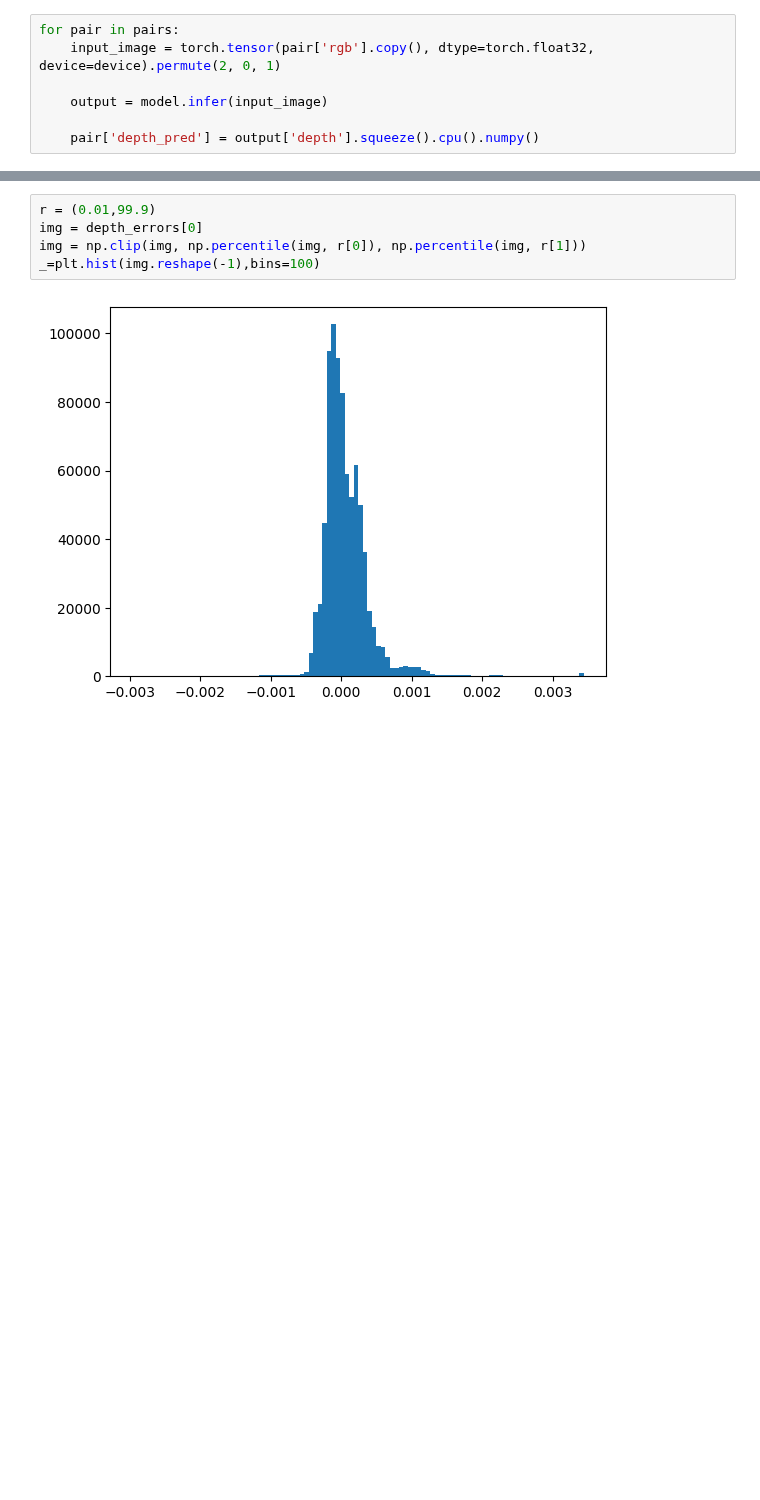
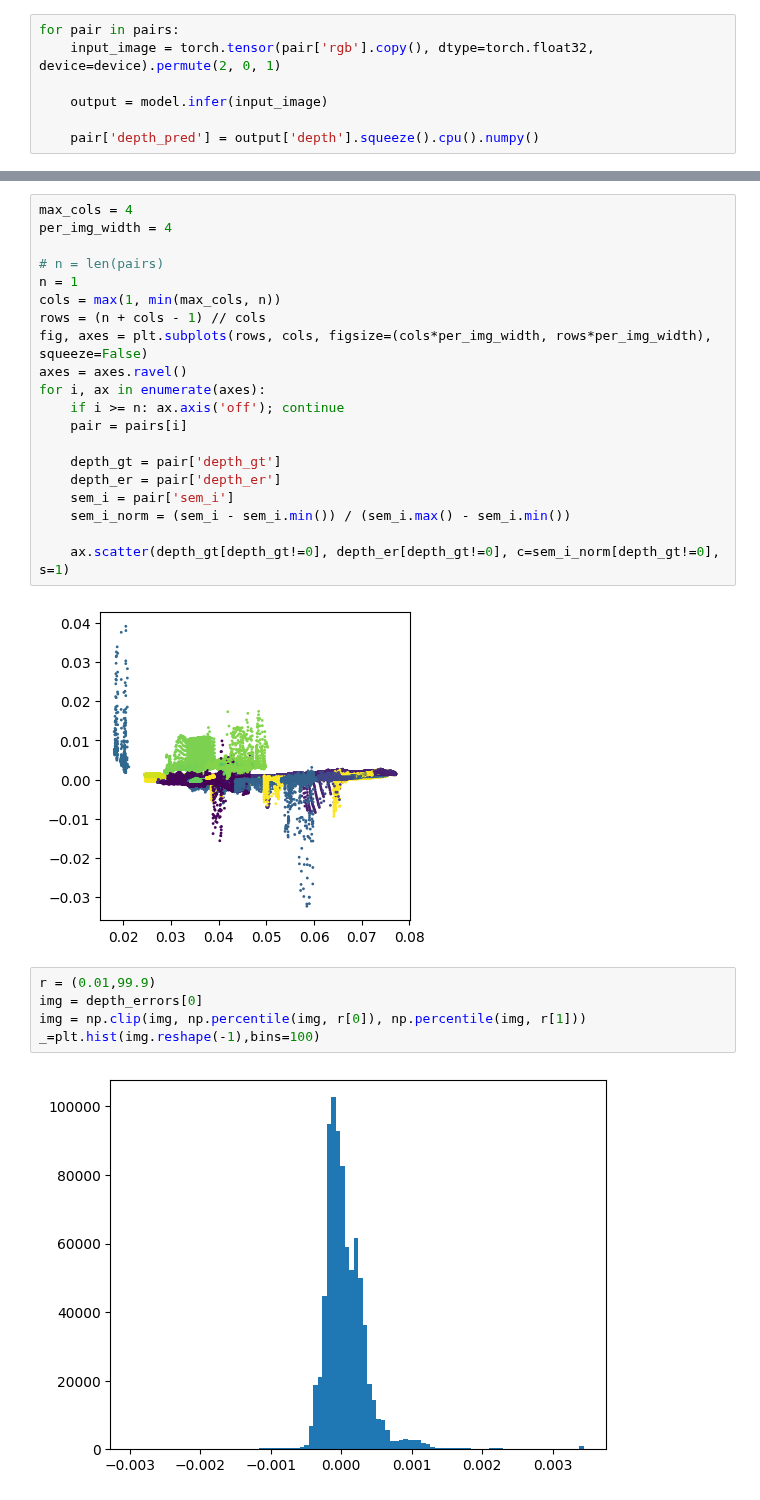
Before and after one commit to 10Electra/MSc-Project, a Jupyter notebook: notebooks/moge_noise_calibration_replica.ipynb, the cells around one changed output, grey strips where cells are left out. Drawn from its saved outputs; the diff is of its cells as text; blank space fills up the shorter version.

```diff
--- a/notebooks/moge_noise_calibration_replica.ipynb
+++ b/notebooks/moge_noise_calibration_replica.ipynb
@@ -116,3 +128,25 @@ plot_images(depth_errors_clipped, max_cols=4, per_img_width=4, cbar_cols=[0,1,2,
+# %%
+max_cols = 4
+per_img_width = 4
+
+# n = len(pairs)
+n = 1
+cols = max(1, min(max_cols, n))
+rows = (n + cols - 1) // cols
+fig, axes = plt.subplots(rows, cols, figsize=(cols*per_img_width, rows*per_img_width), squeeze=False)
+axes = axes.ravel()
+for i, ax in enumerate(axes):
+    if i >= n: ax.axis('off'); continue
+    pair = pairs[i]
+
+    depth_gt = pair['depth_gt']
+    depth_er = pair['depth_er']
+    sem_i = pair['sem_i']
+    sem_i_norm = (sem_i - sem_i.min()) / (sem_i.max() - sem_i.min())
+
+    ax.scatter(depth_gt[depth_gt!=0], depth_er[depth_gt!=0], c=sem_i_norm[depth_gt!=0], s=1)
+# %% [output]
+[figure, added]
 # %%
 r = (0.01,99.9)
 img = depth_errors[0]
```
Also changed, not shown: parts of 3 cells of this notebook.
